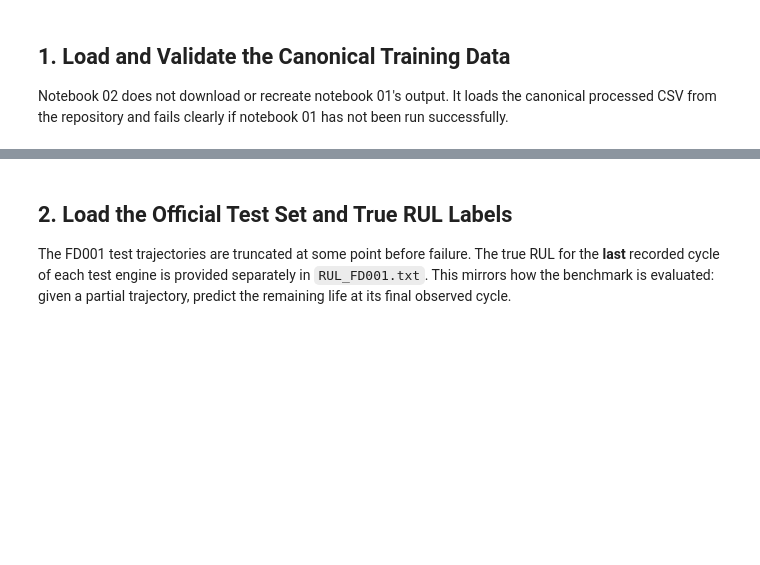
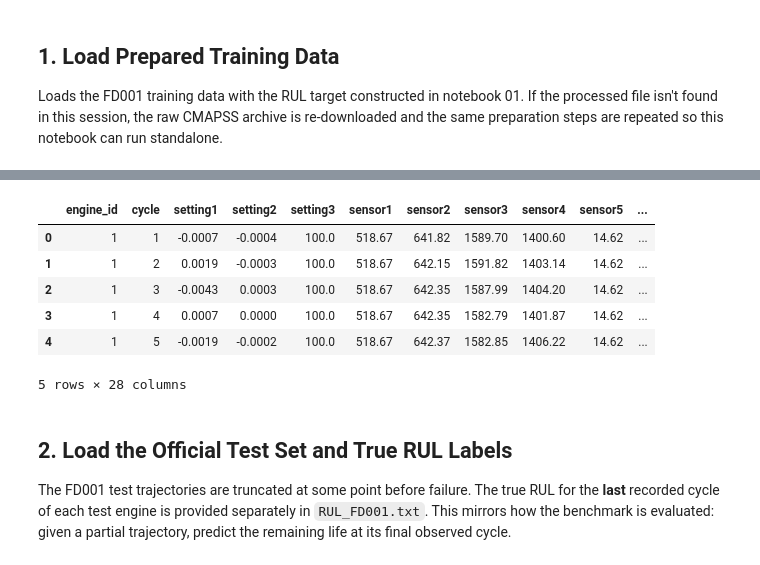
Before and after one commit to sudhakaran-srinivasan/intelligent-predictive-maintenance, a Jupyter notebook: notebooks/02_eda_baseline_ml_rul_prediction.ipynb, the cells around one changed output, grey strips where cells are left out. Cells and saved outputs as stored; diff of their text form; code cells hidden in the pictures; blank space fills up the shorter version.

```diff
--- a/notebooks/02_eda_baseline_ml_rul_prediction.ipynb
+++ b/notebooks/02_eda_baseline_ml_rul_prediction.ipynb
@@ -39,56 +33,34 @@ sns.set_theme(style="whitegrid")
 # %% [markdown]
-## 1. Load and Validate the Canonical Training Data
+## 1. Load Prepared Training Data
 
-Notebook 02 does not download or recreate notebook 01's output. It loads the canonical processed CSV from the repository and fails clearly if notebook 01 has not been run successfully.
+Loads the FD001 training data with the RUL target constructed in notebook 01. If the processed file isn't found in this session, the raw CMAPSS archive is re-downloaded and the same preparation steps are repeated so this notebook can run standalone.
 # %%
-def find_repo_root():
-    # Locate the cloned repository from its root or notebooks/ directory.
-    starts = [
-        Path.cwd(),
-        Path.cwd().parent,
-        Path("/content/intelligent-predictive-maintenance"),
-    ]
-    for start in starts:
-        for candidate in [start, *start.parents]:
-            if (
-                (candidate / "README.md").exists()
-                and (candidate / "datasets").exists()
-            ):
-                return candidate.resolve()
+DATA_DIR = "/content/cmapss_data"
+PROCESSED_PATH = "/content/fd001_train_with_rul.csv"
 
-    raise FileNotFoundError(
-        "Repository root not found. Run this notebook from the cloned "
-        "intelligent-predictive-maintenance repository."
-    )
-
-
-REPO_ROOT = find_repo_root()
-RAW_DIR = REPO_ROOT / "datasets" / "raw" / "CMAPSSData"
-PROCESSED_PATH = (
-    REPO_ROOT / "datasets" / "processed" / "fd001_train_with_rul.csv"
-)
-TEST_PATH = RAW_DIR / "test_FD001.txt"
-TEST_RUL_PATH = RAW_DIR / "RUL_FD001.txt"
-
-required_paths = [PROCESSED_PATH, TEST_PATH, TEST_RUL_PATH]
-missing_paths = [path for path in required_paths if not path.exists()]
-if missing_paths:
-    missing_text = "\n".join(str(path) for path in missing_paths)
-    raise FileNotFoundError(f"Required project files are missing:\n{missing_text}")
-
-column_names = (
+COL_NAMES = (
     ["engine_id", "cycle", "setting1", "setting2", "setting3"]
     + [f"sensor{i}" for i in range(1, 22)]
 )
-expected_columns = column_names + ["max_cycle", "RUL"]
 
-train_fd001 = pd.read_csv(PROCESSED_PATH)
-assert train_fd001.columns.tolist() == expected_columns
-assert len(train_fd001) == 20631
-assert train_fd001["engine_id"].nunique() == 100
-assert not train_fd001.duplicated(["engine_id", "cycle"]).any()
-assert not train_fd001.isna().any().any()
+if not os.path.exists(PROCESSED_PATH):
+    !wget -O CMAPSSData.zip "https://github.com/sudhakaran-srinivasan/intelligent-predictive-maintenance/raw/main/datasets/raw/CMAPSSData.zip"
+    !unzip -o CMAPSSData.zip -d {DATA_DIR}
 
-print(f"Repository root: {REPO_ROOT}")
-print(f"Training shape: {train_fd001.shape}")
+    train_fd001 = pd.read_csv(f"{DATA_DIR}/train_FD001.txt", sep=r"\s+", header=None)
+    train_fd001.columns = COL_NAMES
+
+    max_cycles = (
+        train_fd001.groupby("engine_id")["cycle"].max()
+        .reset_index()
+        .rename(columns={"cycle": "max_cycle"})
+    )
+    train_fd001 = train_fd001.merge(max_cycles, on="engine_id", how="left")
+    train_fd001["RUL"] = train_fd001["max_cycle"] - train_fd001["cycle"]
+    train_fd001.to_csv(PROCESSED_PATH, index=False)
+else:
+    train_fd001 = pd.read_csv(PROCESSED_PATH)
+
+print("Train shape:", train_fd001.shape)
 train_fd001.head()
+# %% [output]
@@ -95,3 +84,10 @@ train_fd001.head()
+|  | engine_id | cycle | setting1 | setting2 | setting3 | sensor1 | sensor2 | sensor3 | sensor4 | sensor5 | ... |
+| 0 | 1 | 1 | -0.0007 | -0.0004 | 100.0 | 518.67 | 641.82 | 1589.70 | 1400.60 | 14.62 | ... |
+| 1 | 1 | 2 | 0.0019 | -0.0003 | 100.0 | 518.67 | 642.15 | 1591.82 | 1403.14 | 14.62 | ... |
+| 2 | 1 | 3 | -0.0043 | 0.0003 | 100.0 | 518.67 | 642.35 | 1587.99 | 1404.20 | 14.62 | ... |
+| 3 | 1 | 4 | 0.0007 | 0.0000 | 100.0 | 518.67 | 642.35 | 1582.79 | 1401.87 | 14.62 | ... |
+| 4 | 1 | 5 | -0.0019 | -0.0002 | 100.0 | 518.67 | 642.37 | 1582.85 | 1406.22 | 14.62 | ... |
+5 rows × 28 columns
 # %% [markdown]
 ## 2. Load the Official Test Set and True RUL Labels
 
```
Also changed, not shown: parts of 23 cells of this notebook, 1 other file.
